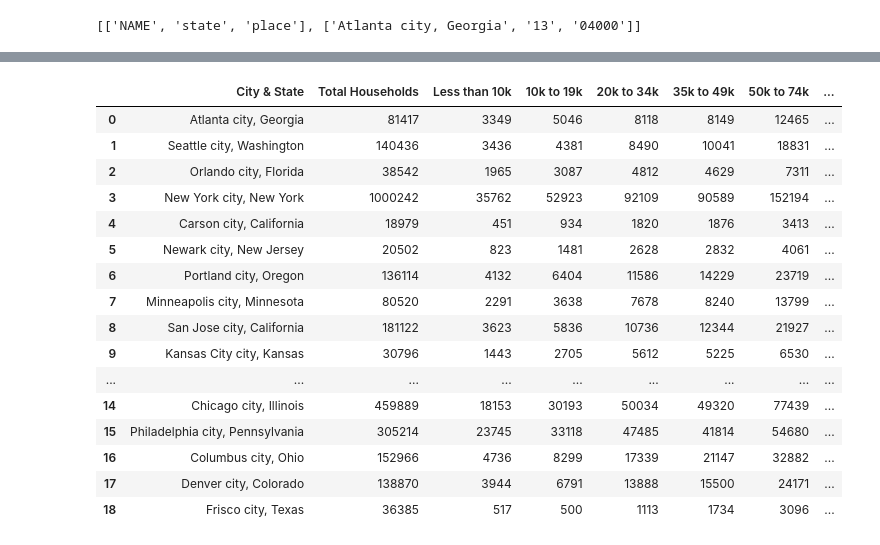
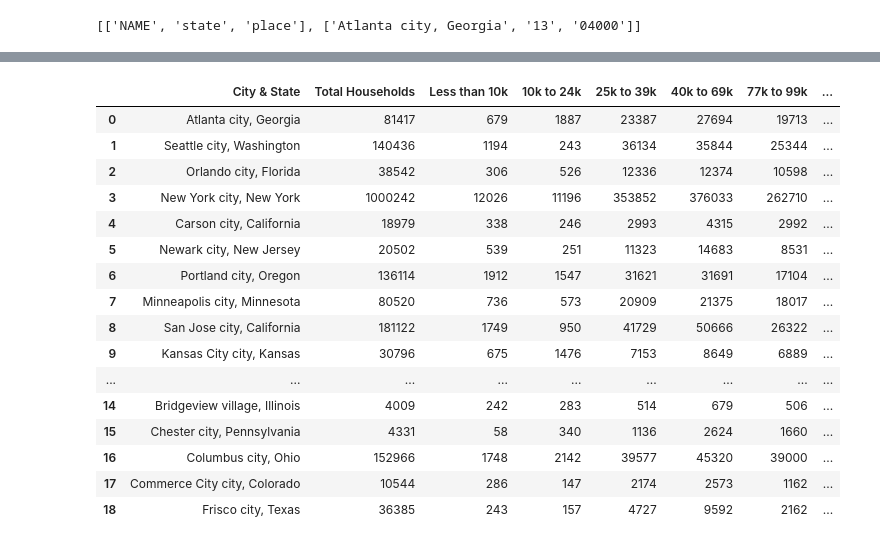
Before and after one commit to Jccommander/Project1-WJBA, a Jupyter notebook: Cleaning_And_Exploration.ipynb, the cells around one changed output, grey strips where cells are left out. Cells and saved outputs as stored; diff of their text form; code cells hidden in the pictures.

```diff
--- a/Cleaning_And_Exploration.ipynb
+++ b/Cleaning_And_Exploration.ipynb
@@ -359,0 +362,21 @@ age_combine
+# %%
+# Iterative loop to convert values into integers so that income levels may be added together to decrease
+# the number of columns in the final DataFrame
+
+income_combine = []
+
+for num in range(19):
+
+    city = income_2016[num][0]
+    pop = int(income_2016[num][1])
+    tot2 = int(income_2016[num][2])
+    tot345 = int(income_2016[num][3]) + int(income_2016[num][4]) + int(income_2016[num][5])
+    tot678 = int(income_2016[num][6]) + int(age_2016[num][7]) + int(income_2016[num][8])
+    tot91011 = int(age_2016[num][9]) + int(age_2016[num][10]) + int(income_2016[num][11])
+    tot121314 = int(age_2016[num][12]) + int(age_2016[num][13]) + int(income_2016[num][14])
+    tot151617 = int(age_2016[num][15]) + int(age_2016[num][16]) + int(income_2016[num][17])
+    tot181920 = int(age_2016[num][18]) + int(age_2016[num][19]) + int(income_2016[num][20])
+
+    income_combine.append([city,pop,tot2,tot345,tot678,tot91011,tot121314,tot151617,tot181920])
+
+income_combine
@@ -436,43 +475,38 @@ ethnicity_df
 # %%
 # DataFrame for Income Level
 
-income_df = pd.DataFrame(income_list)
+income_df = pd.DataFrame(income_combine)
 
 # Rename the columns
 
-income_df.columns=["City & State","Total Households","Less than 10k","10k to 19k","20k to 34k","35k to 49k",\
-                  "50k to 74k","75k to 99k","100k to 149k","More than 150k","State Code","City Code"]
+income_df.columns=["City & State","Total Households","Less than 10k","10k to 24k","25k to 39k","40k to 69k",\
+                  "77k to 99k","100k to 174k","175k to 300k"]
 
-# Remove extraneous columns
+# Save DataFrame
 
-income_df = income_df.loc[:, ["City & State","Total Households","Less than 10k","10k to 19k","20k to 34k","35k to 49k",\
-                  "50k to 74k","75k to 99k","100k to 149k","More than 150k"]]
+income_df.to_csv("Output/Income_Data_2016.csv")
 
 # Display the DataFrame
 
 income_df
-
-# Save DataFrame
-
-#income_df.to_csv("Output/Census_Income_Data.csv")
 # %% [output]
-|  | City & State | Total Households | Less than 10k | 10k to 19k | 20k to 34k | 35k to 49k | 50k to 74k | ... |
-| 0 | Atlanta city, Georgia | 81417 | 3349 | 5046 | 8118 | 8149 | 12465 | ... |
-| 1 | Seattle city, Washington | 140436 | 3436 | 4381 | 8490 | 10041 | 18831 | ... |
-| 2 | Orlando city, Florida | 38542 | 1965 | 3087 | 4812 | 4629 | 7311 | ... |
-| 3 | New York city, New York | 1000242 | 35762 | 52923 | 92109 | 90589 | 152194 | ... |
-| 4 | Carson city, California | 18979 | 451 | 934 | 1820 | 1876 | 3413 | ... |
-| 5 | Newark city, New Jersey | 20502 | 823 | 1481 | 2628 | 2832 | 4061 | ... |
-| 6 | Portland city, Oregon | 136114 | 4132 | 6404 | 11586 | 14229 | 23719 | ... |
-| 7 | Minneapolis city, Minnesota | 80520 | 2291 | 3638 | 7678 | 8240 | 13799 | ... |
-| 8 | San Jose city, California | 181122 | 3623 | 5836 | 10736 | 12344 | 21927 | ... |
-| 9 | Kansas City city, Kansas | 30796 | 1443 | 2705 | 5612 | 5225 | 6530 | ... |
+|  | City & State | Total Households | Less than 10k | 10k to 24k | 25k to 39k | 40k to 69k | 77k to 99k | ... |
+| 0 | Atlanta city, Georgia | 81417 | 679 | 1887 | 23387 | 27694 | 19713 | ... |
+| 1 | Seattle city, Washington | 140436 | 1194 | 243 | 36134 | 35844 | 25344 | ... |
+| 2 | Orlando city, Florida | 38542 | 306 | 526 | 12336 | 12374 | 10598 | ... |
+| 3 | New York city, New York | 1000242 | 12026 | 11196 | 353852 | 376033 | 262710 | ... |
+| 4 | Carson city, California | 18979 | 338 | 246 | 2993 | 4315 | 2992 | ... |
+| 5 | Newark city, New Jersey | 20502 | 539 | 251 | 11323 | 14683 | 8531 | ... |
+| 6 | Portland city, Oregon | 136114 | 1912 | 1547 | 31621 | 31691 | 17104 | ... |
+| 7 | Minneapolis city, Minnesota | 80520 | 736 | 573 | 20909 | 21375 | 18017 | ... |
+| 8 | San Jose city, California | 181122 | 1749 | 950 | 41729 | 50666 | 26322 | ... |
+| 9 | Kansas City city, Kansas | 30796 | 675 | 1476 | 7153 | 8649 | 6889 | ... |
 | ... | ... | ... | ... | ... | ... | ... | ... | ... |
-| 14 | Chicago city, Illinois | 459889 | 18153 | 30193 | 50034 | 49320 | 77439 | ... |
-| 15 | Philadelphia city, Pennsylvania | 305214 | 23745 | 33118 | 47485 | 41814 | 54680 | ... |
-| 16 | Columbus city, Ohio | 152966 | 4736 | 8299 | 17339 | 21147 | 32882 | ... |
-| 17 | Denver city, Colorado | 138870 | 3944 | 6791 | 13888 | 15500 | 24171 | ... |
-| 18 | Frisco city, Texas | 36385 | 517 | 500 | 1113 | 1734 | 3096 | ... |
+| 14 | Bridgeview village, Illinois | 4009 | 242 | 283 | 514 | 679 | 506 | ... |
+| 15 | Chester city, Pennsylvania | 4331 | 58 | 340 | 1136 | 2624 | 1660 | ... |
+| 16 | Columbus city, Ohio | 152966 | 1748 | 2142 | 39577 | 45320 | 39000 | ... |
+| 17 | Commerce City city, Colorado | 10544 | 286 | 147 | 2174 | 2573 | 1162 | ... |
+| 18 | Frisco city, Texas | 36385 | 243 | 157 | 4727 | 9592 | 2162 | ... |
 # %%
 # DataFrame for Education Level
 
```
Also changed, not shown: parts of 5 cells of this notebook, 4 other files.
